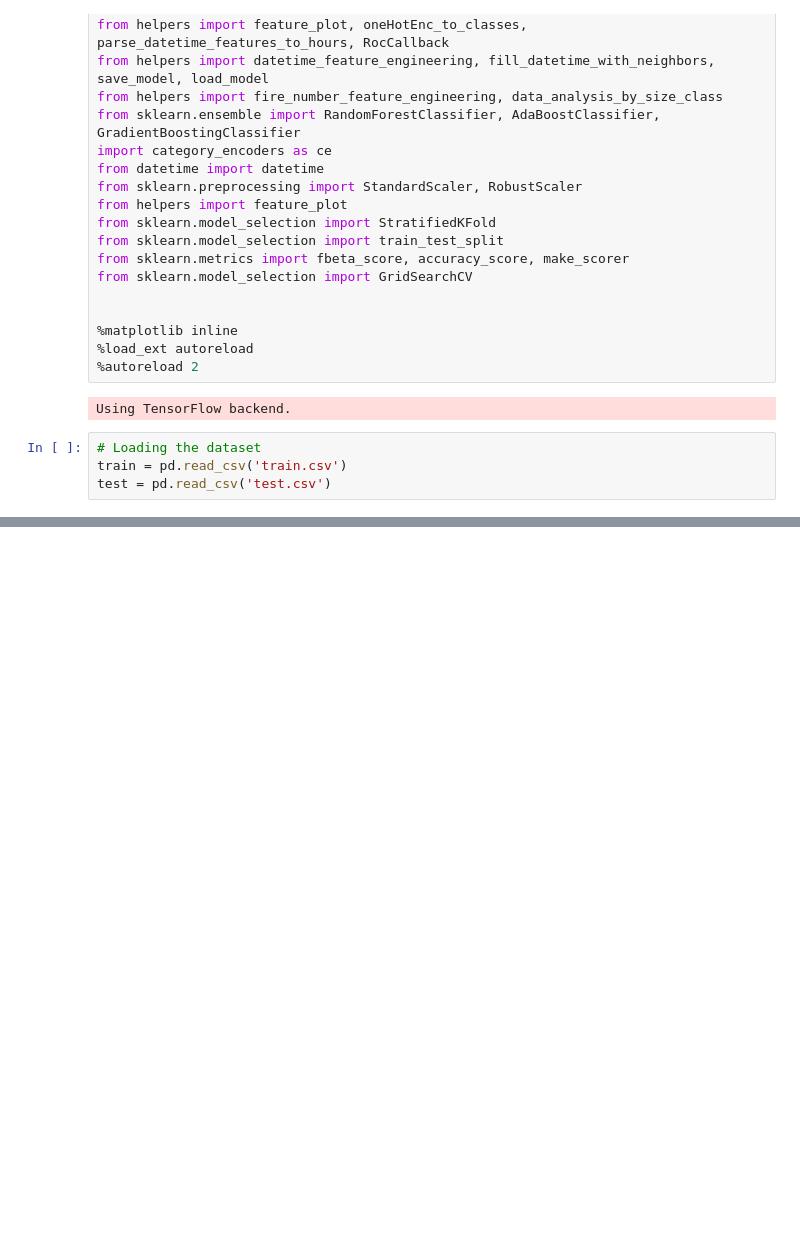
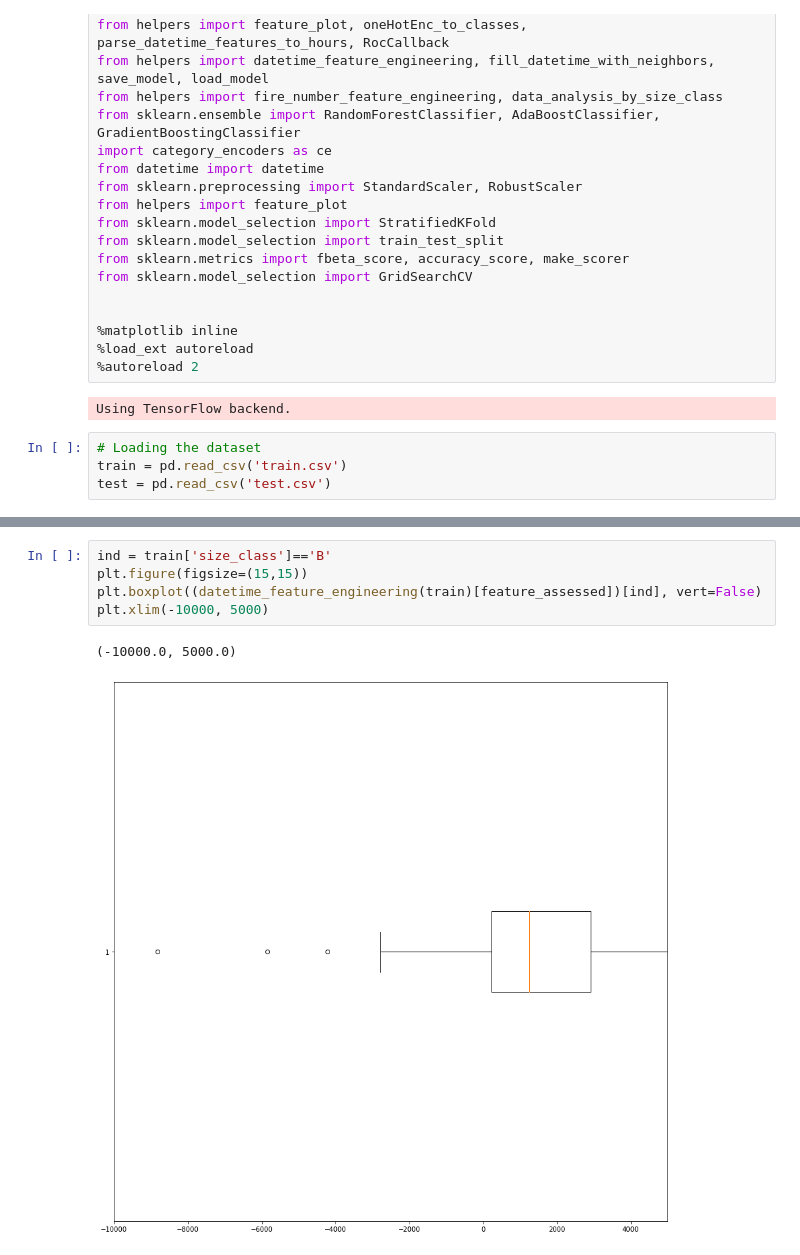
Before and after one commit to CheloGE/CARINO-wildfire_size_prediction, a Jupyter notebook: Detailed EDA.ipynb, the cells around one changed output, grey strips where cells are left out. Cells and saved outputs as stored; diff of their text form; blank space fills up the shorter version.

```diff
--- a/Detailed EDA.ipynb
+++ b/Detailed EDA.ipynb
@@ -45,0 +65,8 @@ data_analysis_by_size_class(train);
+# %%
+ind = train['size_class']=='B'
+plt.figure(figsize=(15,15))
+plt.boxplot((datetime_feature_engineering(train)[feature_assessed])[ind], vert=False)
+plt.xlim(-10000, 5000)
+# %% [output]
+(-10000.0, 5000.0)
+[figure, added]
```
Also changed, not shown: parts of 4 cells of this notebook, 3 other files.
